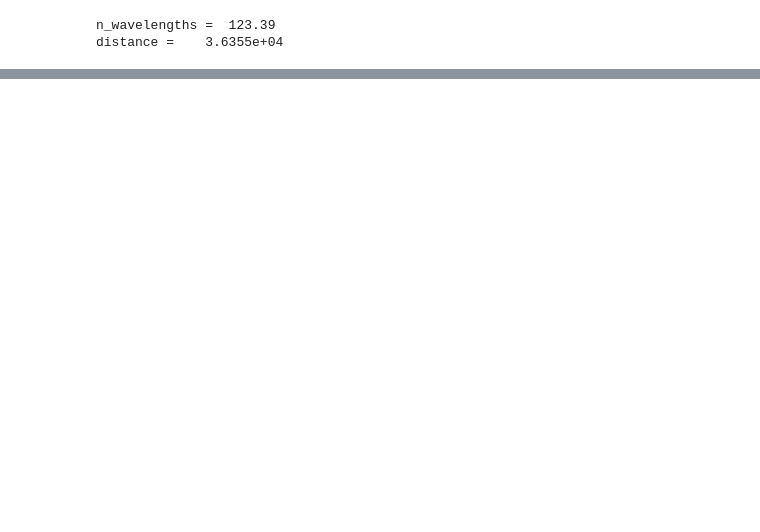
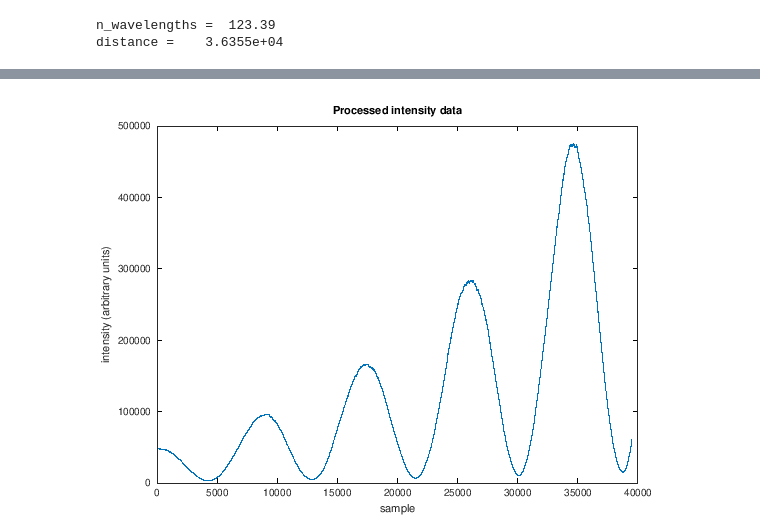
Before and after one commit to jtroo/phys408-lab1, a Jupyter notebook: notebook.ipynb, the cells around one changed output, grey strips where cells are left out. Cells and saved outputs as stored; diff of their text form; code cells hidden in the pictures; blank space fills up the shorter version.

```diff
--- a/notebook.ipynb
+++ b/notebook.ipynb
@@ -123,0 +124,20 @@ ylabel('intensity (arbitrary units)')
+# %%
+% truncate the data to keep the useful parts
+v = v_orig(1000:42000);
+% normalize the oscillations to be around 0
+v = v - sum(v) / length(v);
+% square the intensity
+v = v.^2;
+
+% smooth the data with a running average
+v2 = [];
+for i = 1:length(v)-1500
+    v2(i) = sum(v(i:i+1499)) / 1500;
+end
+
+plot(v2)
+title('Processed intensity data')
+xlabel('sample')
+ylabel('intensity (arbitrary units)')
+# %% [output]
+[figure, added]
```
Also changed, not shown: parts of 10 cells of this notebook.
